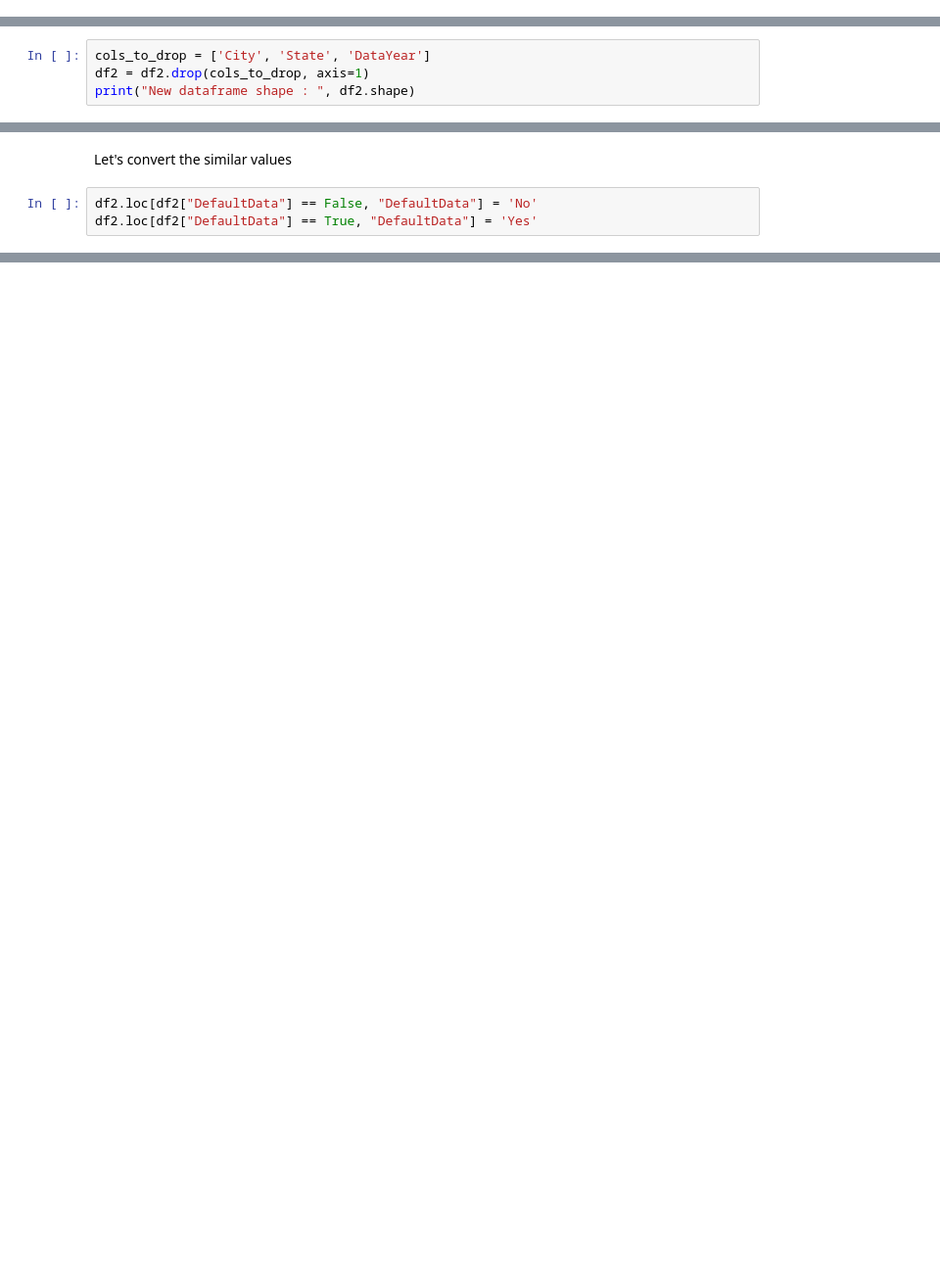
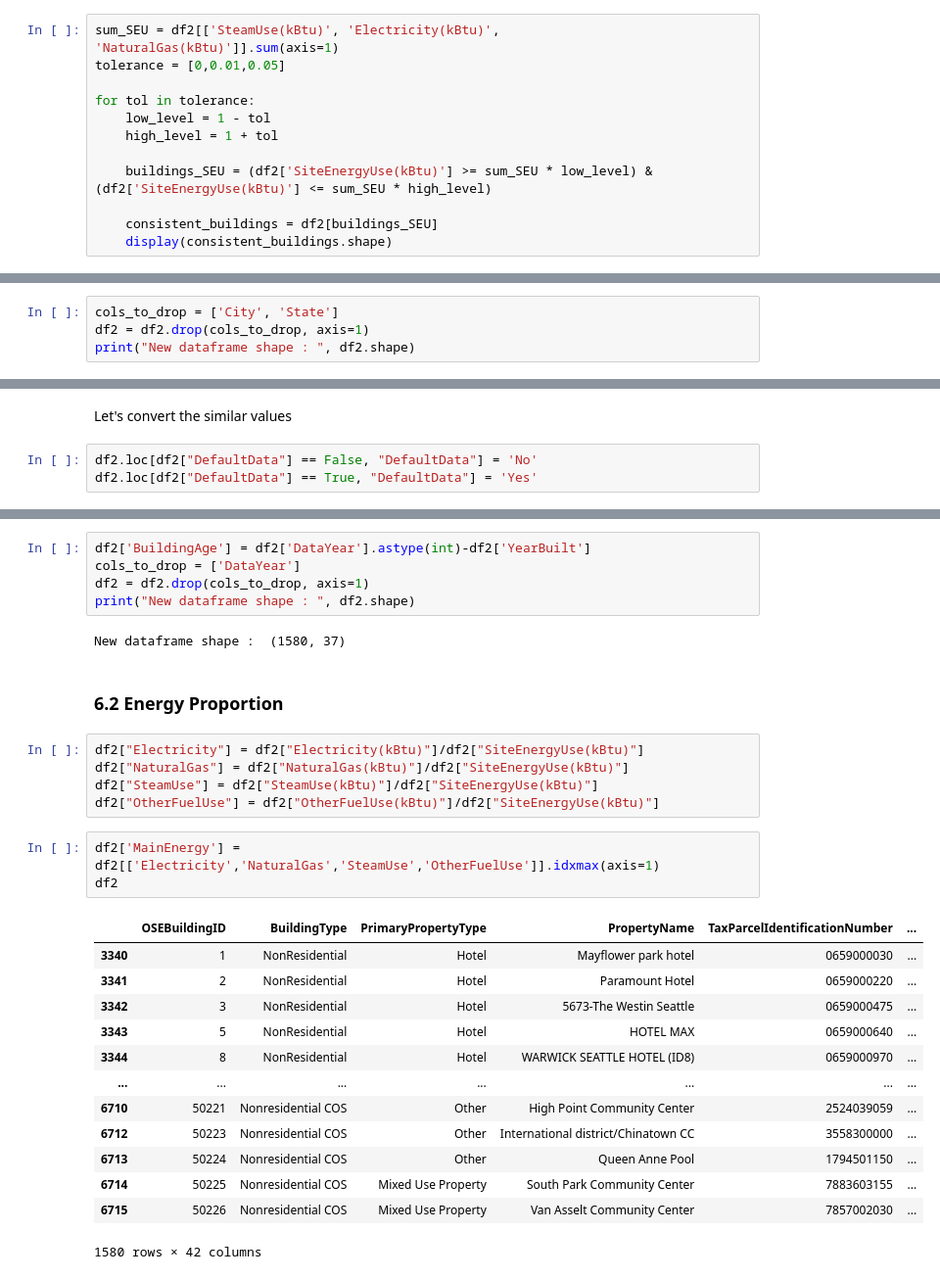
Before and after one commit to mariusbiteau/Buildings_Electrical-Consumption_CO2-Emissions_Prediction, a Jupyter notebook: Buildings_Electrical_Consumption_CO2_Emissions_Prediction.ipynb, the cells around one changed output, grey strips where cells are left out. Shown at 98% size. Cells and saved outputs as stored; diff of their text form; blank space fills up the shorter version.

```diff
--- a/Buildings_Electrical_Consumption_CO2_Emissions_Prediction.ipynb
+++ b/Buildings_Electrical_Consumption_CO2_Emissions_Prediction.ipynb
@@ -397,0 +482,12 @@ New dataframe shape :  (6674, 39)
+# %%
+sum_SEU = df2[['SteamUse(kBtu)', 'Electricity(kBtu)', 'NaturalGas(kBtu)']].sum(axis=1)
+tolerance = [0,0.01,0.05]
+
+for tol in tolerance:
+    low_level = 1 - tol
+    high_level = 1 + tol
+
+    buildings_SEU = (df2['SiteEnergyUse(kBtu)'] >= sum_SEU * low_level) & (df2['SiteEnergyUse(kBtu)'] <= sum_SEU * high_level)
+
+    consistent_buildings = df2[buildings_SEU]
+    display(consistent_buildings.shape)
@@ -530,7 +586,7 @@ Name: State, dtype: int64
 # %% [markdown]
 Let's delete the repetitive features that are  uninformative like City, State or DataYear
 # %%
-cols_to_drop = ['City', 'State', 'DataYear']
+cols_to_drop = ['City', 'State']
 df2 = df2.drop(cols_to_drop, axis=1)
 print("New dataframe shape : ", df2.shape)
 # %% [output]
@@ -676,0 +691,31 @@ Metrics a utiliser RMSE MAE R2
+# %%
+df2['BuildingAge'] = df2['DataYear'].astype(int)-df2['YearBuilt']
+cols_to_drop = ['DataYear']
+df2 = df2.drop(cols_to_drop, axis=1)
+print("New dataframe shape : ", df2.shape)
+# %% [output]
+New dataframe shape :  (1580, 37)
+# %% [markdown]
+### 6.2 Energy Proportion
+# %%
+df2["Electricity"] = df2["Electricity(kBtu)"]/df2["SiteEnergyUse(kBtu)"]
+df2["NaturalGas"] = df2["NaturalGas(kBtu)"]/df2["SiteEnergyUse(kBtu)"]
+df2["SteamUse"] = df2["SteamUse(kBtu)"]/df2["SiteEnergyUse(kBtu)"]
+df2["OtherFuelUse"] = df2["OtherFuelUse(kBtu)"]/df2["SiteEnergyUse(kBtu)"]
+# %%
+df2['MainEnergy'] = df2[['Electricity','NaturalGas','SteamUse','OtherFuelUse']].idxmax(axis=1)
+df2
+# %% [output]
+|  | OSEBuildingID | BuildingType | PrimaryPropertyType | PropertyName | TaxParcelIdentificationNumber | ... |
+| 3340 | 1 | NonResidential | Hotel | Mayflower park hotel | 0659000030 | ... |
+| 3341 | 2 | NonResidential | Hotel | Paramount Hotel | 0659000220 | ... |
+| 3342 | 3 | NonResidential | Hotel | 5673-The Westin Seattle | 0659000475 | ... |
+| 3343 | 5 | NonResidential | Hotel | HOTEL MAX | 0659000640 | ... |
+| 3344 | 8 | NonResidential | Hotel | WARWICK SEATTLE HOTEL (ID8) | 0659000970 | ... |
+| ... | ... | ... | ... | ... | ... | ... |
+| 6710 | 50221 | Nonresidential COS | Other | High Point Community Center | 2524039059 | ... |
+| 6712 | 50223 | Nonresidential COS | Other | International district/Chinatown CC | 3558300000 | ... |
+| 6713 | 50224 | Nonresidential COS | Other | Queen Anne Pool | 1794501150 | ... |
+| 6714 | 50225 | Nonresidential COS | Mixed Use Property | South Park Community Center | 7883603155 | ... |
+| 6715 | 50226 | Nonresidential COS | Mixed Use Property | Van Asselt Community Center | 7857002030 | ... |
+1580 rows × 42 columns
```
Also changed, not shown: parts of 74 cells of this notebook.
